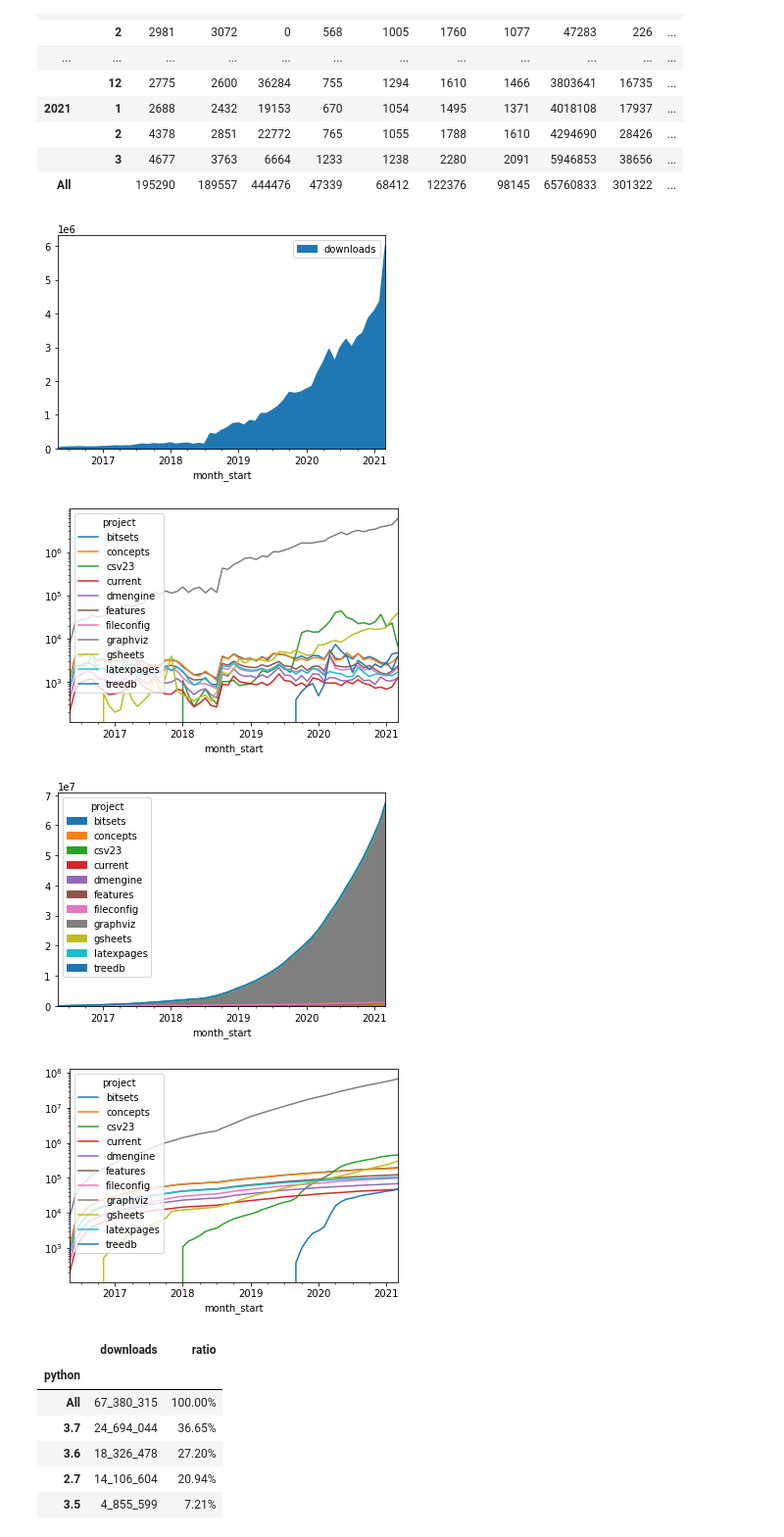
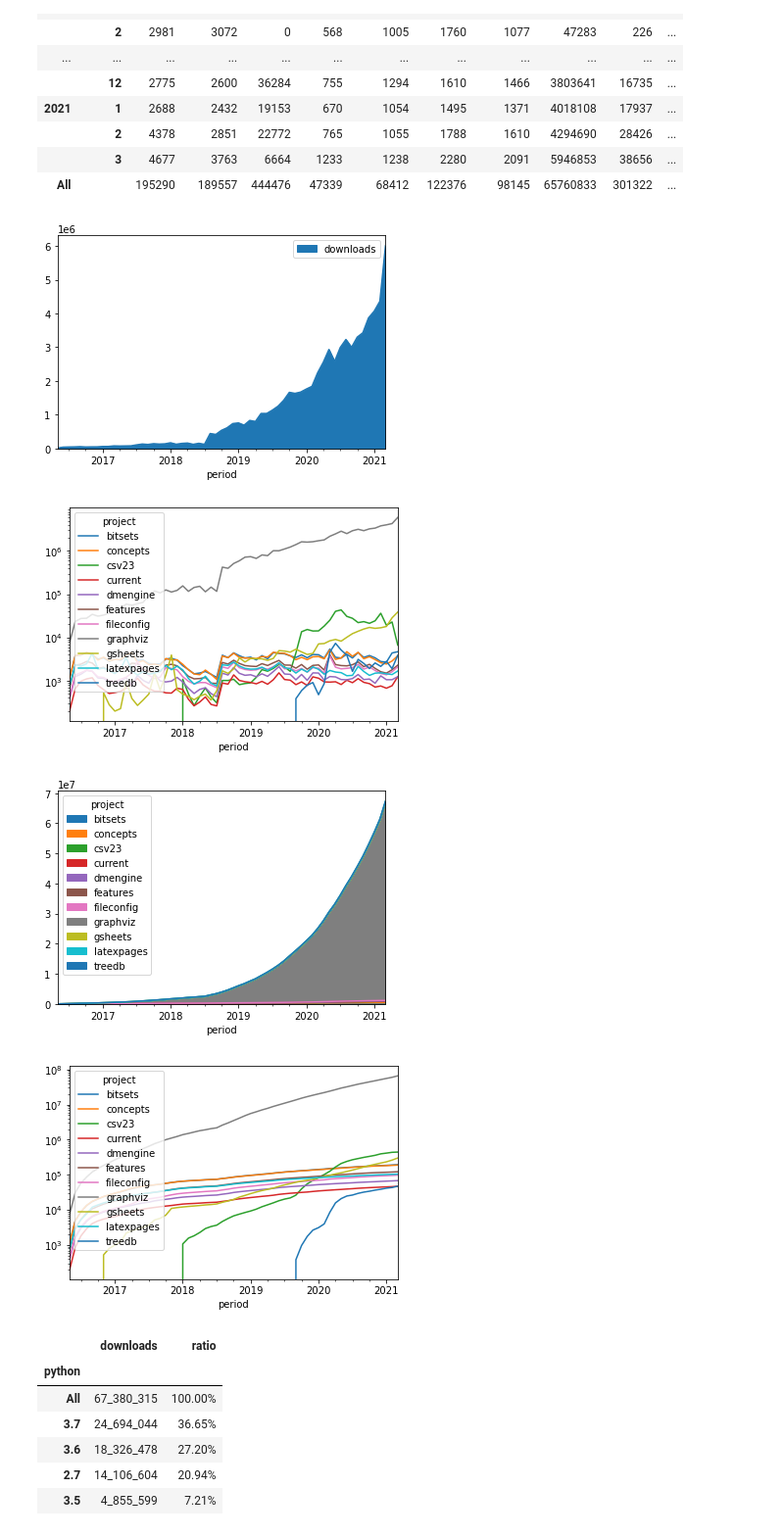
Before and after one commit to xflr6/notebooks, a Jupyter notebook: PyPI.ipynb, the cells around one changed output. Shown at 98% size. Drawn from its saved outputs; the diff is of its cells as text; code cells hidden in the pictures.

Commit message:
rename month_start to period used as PeriodIndex insead of RangeIndex

```diff
--- a/PyPI.ipynb
+++ b/PyPI.ipynb
@@ -179,39 +179,34 @@ Data columns (total 9 columns):
 dtypes: int32(3), object(6)
 memory usage: 184.7 MB
 # %%
-TYPE = ['sdist', 'bdist_wheel']
+TYPE = pd.CategoricalDtype(['sdist', 'bdist_wheel'], ordered=True)
 
-COUNTRY = [c.alpha_2 for c in pycountry.countries]
+COUNTRY = pd.CategoricalDtype([c.alpha_2 for c in pycountry.countries], ordered=True)
 
-PYTHON = ['N/A',
-          '1.17',
-          '2.0', '2.1', '2.2', '2.3', '2.4', '2.5', '2.6', '2.7',
-          '3.0', '3.1', '3.2', '3.3', '3.4', '3.5', '3.6', '3.7', '3.8', '3.9', '3.10', '3.11',
-          '4.0']
+PYTHON = pd.CategoricalDtype(['N/A',
+                              '1.17',
+                              '2.0', '2.1', '2.2', '2.3', '2.4', '2.5', '2.6', '2.7',
+                              '3.0', '3.1', '3.2', '3.3', '3.4', '3.5', '3.6', '3.7', '3.8', '3.9', '3.10', '3.11',
+                              '4.0'], ordered=True)
 
-SYSTEM = ['N/A', 'Linux', 'Windows', 'Darwin', 'FreeBSD']
+SYSTEM = pd.CategoricalDtype(['N/A', 'Linux', 'Windows', 'Darwin', 'FreeBSD'], ordered=True)
 
-PYTHON_MAJOR = ['1', '2', '3', '4']
+PYTHON_MAJOR = pd.CategoricalDtype(['1', '2', '3', '4'], ordered=True)
 
 df = _cf.fillna('N/A')
 
 # ignore treedb 0.0.6 downloads
 df.loc[((df['project'] == 'treedb') & (df['version']  == '0.0.6')), 'downloads'] = 0
 
+df['period'] = pd.to_datetime(df[['year', 'month']].assign(day=1)).dt.to_period(freq='M')
+df = df.set_index('period', drop=True)
+
 df['version'] = df['version'].astype('category')
-
-df['type'] = df['type'].astype(pd.CategoricalDtype(TYPE, ordered=True))
-
-df['country'] = df['country'].astype(pd.CategoricalDtype(COUNTRY, ordered=True))
-
-df['system'] = df['system'].astype(pd.CategoricalDtype(SYSTEM, ordered=True))
-
-df['python'] = df['python'].astype(pd.CategoricalDtype(PYTHON, ordered=True))
-
-df['month_start'] = pd.to_datetime(df[['year', 'month']].assign(day=1)).dt.to_period(freq='M')
-
-df['python_major'] = (df['python'].str.extract(r'^(\d+)\.\d+', expand=False)
-                      .astype(pd.CategoricalDtype(PYTHON_MAJOR, ordered=True)))
+df['type'] = df['type'].astype(TYPE)
+df['country'] = df['country'].astype(COUNTRY)
+df['system'] = df['system'].astype(SYSTEM)
+df['python'] = df['python'].astype(PYTHON)
+df['python_major'] = df['python'].str.extract(r'^(\d+)', expand=False).astype(PYTHON_MAJOR)
 
 df.info(memory_usage='deep')
 df.head()
@@ -279,8 +275,7 @@ memory usage: 48.0 MB
 | treedb | 47_407 | 0.1% |
 | All | 67_380_316 | 100.0% |
 # %%
-(df.set_index(df['month_start'].dt.to_timestamp(), drop=True)
- .resample('YS')
+(df.resample('Y')
  .agg({'downloads': ['sum',
                      'count', 'nunique', 'min', pd.Series.mode, 'median', 'max',
                      'mean', 'std',
@@ -318,28 +313,28 @@ df.pivot_table(values='downloads', index=['year', 'month'], columns='project',
 |  | 3 | 4677 | 3763 | 6664 | 1233 | 1238 | 2280 | 2091 | 5946853 | 38656 | ... |
 | All |  | 195290 | 189557 | 444476 | 47339 | 68412 | 122376 | 98145 | 65760833 | 301322 | ... |
 # %%
-(df.pivot_table(values='downloads', index='month_start', aggfunc='sum')
+(df.pivot_table(values='downloads', index='period', aggfunc='sum')
  .plot.area());
 # %% [output]
-[figure, old version]
+[figure, new version]
 # %%
-(df.pivot_table(values='downloads', index='month_start', columns='project',
+(df.pivot_table(values='downloads', index='period', columns='project',
                 aggfunc='sum', fill_value=0)
  .plot(logy=True));
 # %% [output]
-[figure, old version]
+[figure, new version]
 # %%
-(df.pivot_table(values='downloads', index='month_start', columns='project',
+(df.pivot_table(values='downloads', index='period', columns='project',
                 aggfunc='sum', fill_value=0)
  .cumsum().plot.area());
 # %% [output]
-[figure, old version]
+[figure, new version]
 # %%
-(df.pivot_table(values='downloads', index='month_start', columns='project',
+(df.pivot_table(values='downloads', index='period', columns='project',
                 aggfunc='sum', fill_value=0)
  .cumsum().plot(logy=True));
 # %% [output]
-[figure, old version]
+[figure, new version]
 # %%
 (df.pivot_table(values='downloads', index='python', aggfunc='sum', margins=True)
  [lambda x: x['downloads'] > 1_000]
```
Also changed, not shown: parts of 7 cells of this notebook.
